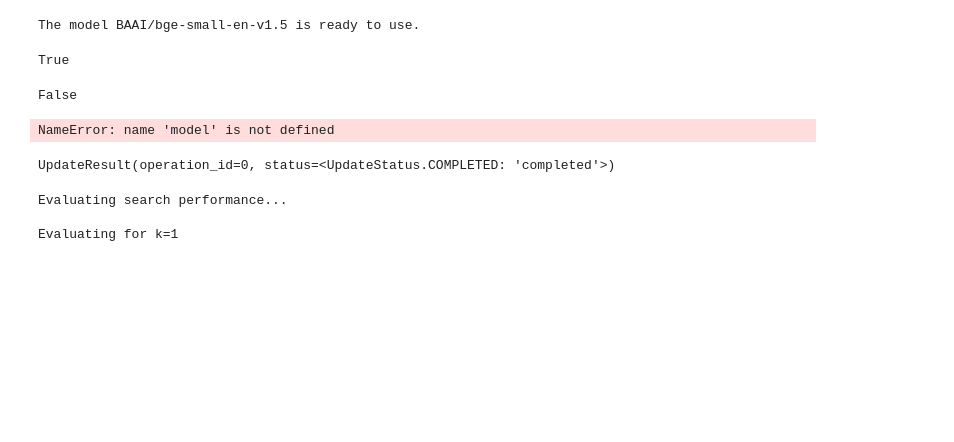
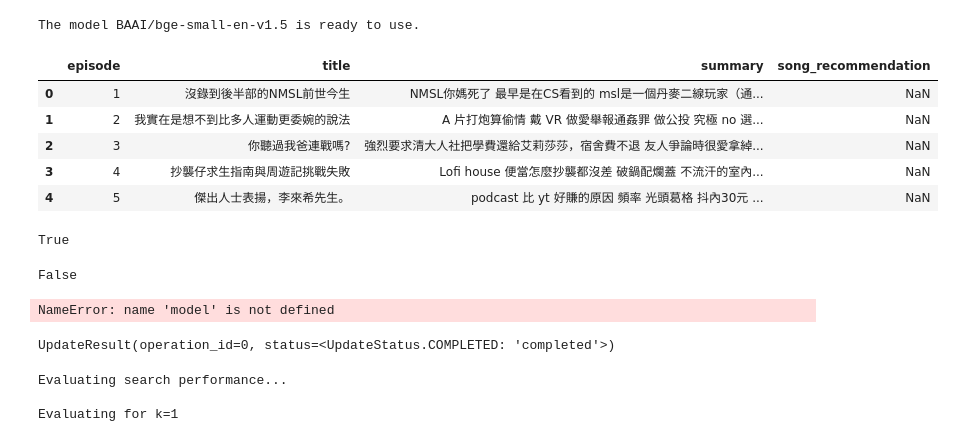
Before and after one commit to ulanliu/podcast_finding_assistant, a Jupyter notebook: Evaluate.ipynb, the cells around one changed output. Cells and saved outputs as stored; diff of their text form; code cells hidden in the pictures; blank space fills up the shorter version.

```diff
--- a/Evaluate.ipynb
+++ b/Evaluate.ipynb
@@ -18,6 +18,15 @@ print("The model BAAI/bge-small-en-v1.5 is ready to use.")
 The model BAAI/bge-small-en-v1.5 is ready to use.
 # %%
 df = pd.read_csv('podcast_data.csv')
+# %%
+df.head()
+# %% [output]
+|  | episode | title | summary | song_recommendation |
+| 0 | 1 | 沒錄到後半部的NMSL前世今生 | NMSL你媽死了 最早是在CS看到的 msl是一個丹麥二線玩家（通... | NaN |
+| 1 | 2 | 我實在是想不到比多人運動更委婉的說法 | A 片打炮算偷情 戴 VR 做愛舉報通姦罪 做公投 究極 no 選... | NaN |
+| 2 | 3 | 你聽過我爸連戰嗎? | 強烈要求清大人社把學費還給艾莉莎莎，宿舍費不退 友人爭論時很愛拿綽... | NaN |
+| 3 | 4 | 抄襲仔求生指南與周遊記挑戰失敗 | Lofi house 便當怎麼抄襲都沒差 破鍋配爛蓋 不流汗的室內... | NaN |
+| 4 | 5 | 傑出人士表揚，李來希先生。 | podcast 比 yt 好賺的原因 頻率 光頭葛格 抖內30元 ... | NaN |
 # %%
 def dataframe_to_points(model, df):
     points = []
```
Also changed, not shown: 2 other files.
